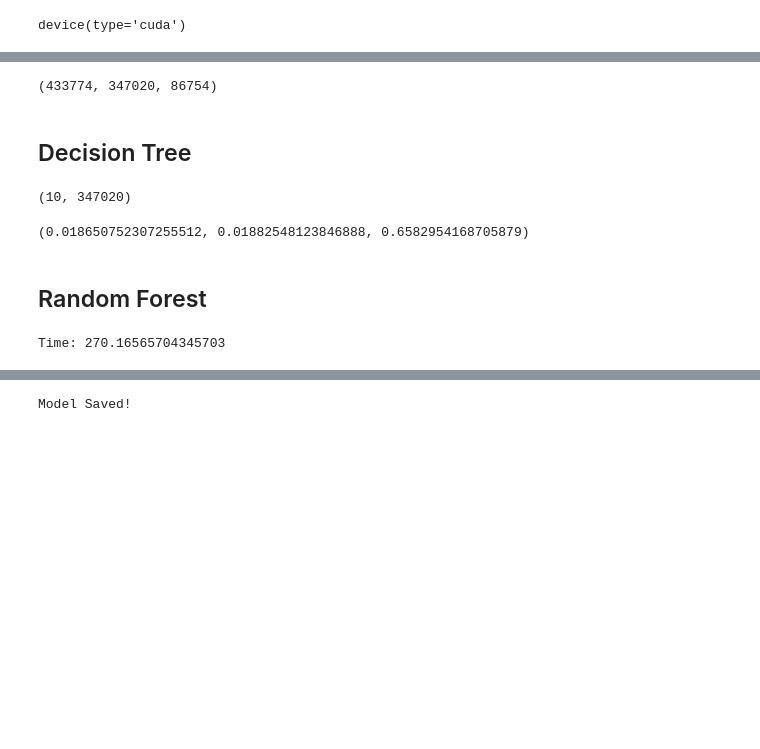
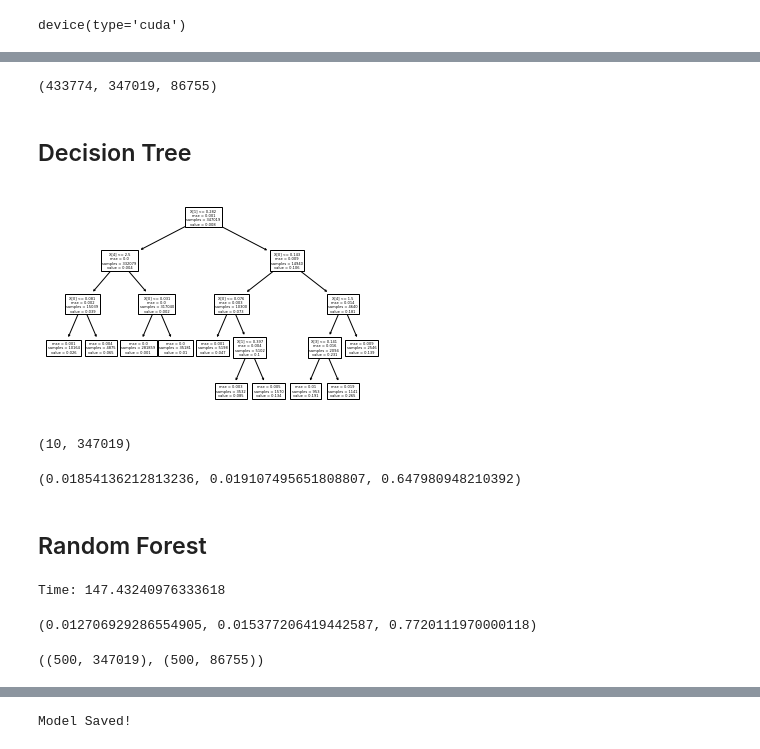
Before and after one commit to past-urbanist/Mon-Pop-Pred, a Jupyter notebook: 2_Tree.ipynb, the cells around one changed output, grey strips where cells are left out. Cells and saved outputs as stored; diff of their text form; code cells hidden in the pictures; blank space fills up the shorter version.

```diff
--- a/2_Tree.ipynb
+++ b/2_Tree.ipynb
@@ -64,5 +59,5 @@ data.describe()
 # %%
-cat_names = alist[0:2]
-cont_names = alist[3:]
-y_names = alist[2]
+cat_names = alist[-1]
+cont_names = alist[1:-1]
+y_names = alist[0]
 procs = [Categorify,]
@@ -71,10 +64,14 @@ splits = RandomSplitter(valid_pct=0.2)(range_of(data))
+# %%
+percent, length = 0.8, len(data.axes[0])
+stop = int(percent * length)
+splits = [list(range(stop)), list(range(stop,length))]
 # %%
 cont,cat = cont_cat_split(data, 1, dep_var=y_names)
 to = TabularPandas(data, procs, cat, cont, y_names=y_names, splits=splits)
 # %%
 len(to.xs),len(to.train),len(to.valid)
 # %% [output]
-(433774, 347020, 86754)
+(433774, 347019, 86755)
 # %%
 xs, y = to.xs,to.y
 train_xs,train_y = to.train.xs,to.train.y
@@ -84,7 +83,11 @@ valid_xs,valid_y = to.valid.xs,to.valid.y
 # %%
 dt = DecisionTreeRegressor(max_leaf_nodes=10, min_samples_leaf=25)
 dt.fit(train_xs, train_y);
+# %%
+plot_tree(dt);
+# %% [output]
+[figure, added]
 # %%
 dt.get_n_leaves(), len(train_xs)
 # %% [output]
-(10, 347020)
+(10, 347019)
@@ -98,7 +99,7 @@ std = data.describe().to_dict()['pop2012']['std']
 R2 = 1 - ( valid_rmse / std ) ** 2
 train_rmse, valid_rmse, R2
 # %% [output]
-(0.018650752307255512, 0.01882548123846888, 0.6582954168705879)
+(0.01854136212813236, 0.019107495651808807, 0.647980948210392)
 # %% [markdown]
 ## Random Forest
 # %%
@@ -117,4 +118,4 @@ m = rf.fit(train_xs, train_y);
 end = time.time()
 print("Time:", end-start)
 # %% [output]
-Time: 270.16565704345703
+Time: 147.43240976333618
@@ -120,0 +125,11 @@ Time: 270.16565704345703
+# %%
+R2 = 1 - ( valid_rmse / std ) ** 2
+train_rmse, valid_rmse, R2
+# %% [output]
+(0.012706929286554905, 0.015377206419442587, 0.7720111970000118)
+# %%
+train_preds = np.stack([t.predict(train_xs) for t in rf.estimators_])
+valid_preds = np.stack([t.predict(valid_xs) for t in rf.estimators_])
+train_preds.shape, valid_preds.shape
+# %% [output]
+((500, 347019), (500, 86755))
```
Also changed, not shown: parts of 28 cells of this notebook, 1 other file.
